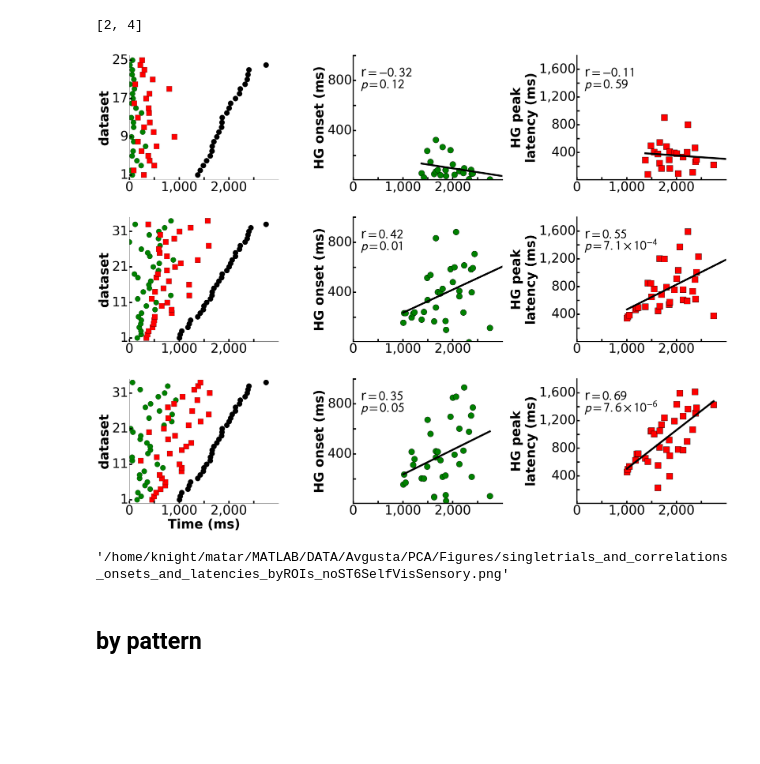
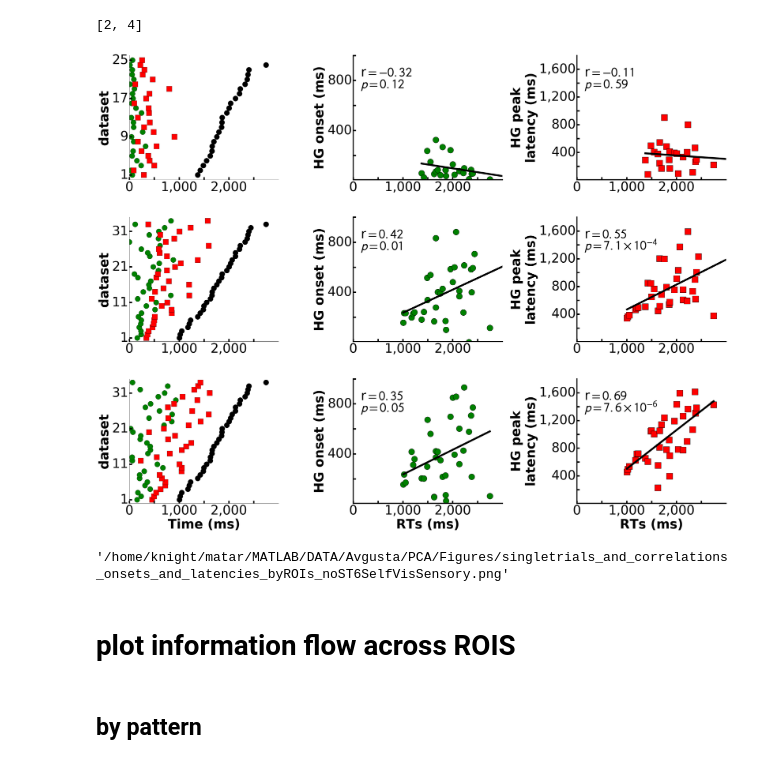
Before and after one commit to matarhaller/ECOGpy, a Jupyter notebook: notebooks/for_paper/singletrial_latency_onset_plots_ROI_and_patterns.ipynb, the cells around one changed output. Cells and saved outputs as stored; diff of their text form; code cells hidden in the pictures; blank space fills up the shorter version.

```diff
--- a/notebooks/for_paper/singletrial_latency_onset_plots_ROI_and_patterns.ipynb
+++ b/notebooks/for_paper/singletrial_latency_onset_plots_ROI_and_patterns.ipynb
@@ -31,3 +41,12 @@ df = pd.read_csv(filename)
 # %%
 #eidx = np.in1d(active_elecs, s_t[1].elec.values)
 #lats = dict(zip(s_t[1].elec.values, data_all[eidx, :, start_idx:end_idx].argmax(axis = -1)))
+# %%
+#calculate percentage in ROIs for all active elecs
+#assign region
+# assign regions
+df['region'] = np.nan
+regions = dict(zip(['PFC','motor','auditory','visual'], [PFC,motor,auditory, visual]))
+for r in regions.keys():
+    cond = df.ROI.isin(regions[r])
+    df.loc[cond, 'region'] = r
@@ -33,0 +72,6 @@ df = pd.read_csv(filename)
+# %%
+# sensory elecs in PFC
+for p in ['SR','S','D','R']:
+    print '{0} {1} elecs in PFC'.format(df[(df.pattern == p) & (df.region == 'PFC')].shape[0], p)
+    print 'is {0} of all {1} elecs'.format(df[(df.pattern == p) & (df.region == 'PFC')].shape[0] / df[df.pattern == p].shape[0], p)
+    print 'and {0} of all PFC elecs'.format(df[(df.pattern == p) & (df.region == 'PFC')].shape[0]/df[df.region == 'PFC'].shape[0])
@@ -259,35 +298,38 @@ for i, r in enumerate(['sensory', 'PFC', 'motor']):
 
     for a in range(1,3):
         ax[i,a].patch.set_facecolor('white')
         #ax[i,a].autoscale(tight=True)
         ax[i,a].spines['top'].set_visible(False)
         ax[i,a].spines['right'].set_visible(False)
         ax[i,a].spines['bottom'].set_linewidth(4)
         ax[i,a].spines['left'].set_linewidth(4)
         ax[i,a].get_xaxis().tick_bottom()
         ax[i,a].get_yaxis().tick_left()
         ax[i,a].xaxis.set_tick_params(labelsize = 48, length = 10, width = 5)
         ax[i,a].yaxis.set_tick_params(labelsize = 48, length = 10, width = 5)
         ax[i,a].set_xlim([0, 3000])
         ax[i,a].tick_params( axis='both', which = 'both', top = 'off', bottom = 'on', right = 'off', left = 'on')
         ax[i,a].spines['bottom'].set_bounds(0, 3000)
         ax[i,a].set_xticks(np.arange(0, 3000, 500))
         #ax[i,a].yaxis.set_major_locator(MaxNLocator(nbins=5)) # with 3 bins you will have 4 ticks
         #ax[-1,a].set_xlabel('RT (ms)',weight = 'bold', fontsize = 48)
         plt.setp(ax[i,a].get_xticklabels()[1::2], visible=False)
         plt.setp(ax[i,a].get_yticklabels()[1::2], visible=False)
         ax[i,a].set_ylim(bottom=5)
         ax[i,a].get_xaxis().set_major_formatter(matplotlib.ticker.FuncFormatter(lambda x, p: format(int(x), ',')))
         ax[i,a].get_yaxis().set_major_formatter(matplotlib.ticker.FuncFormatter(lambda x, p: format(int(x), ',')))
+        ax[-1,a].set_xlabel('RTs (ms)', weight = 'bold', fontsize = 48)
 
 f.subplots_adjust(wspace = 0.5)
 f.subplots_adjust(hspace = 0.3)
 
 filename = os.path.join(savedir, 'singletrials_and_correlations_onsets_and_latencies_byROIs_noST6SelfVisSensory.png')
 f.savefig(filename, bbox_inches='tight', dpi = 150)
 # %% [output]
-[figure, old version]
+[figure, new version]
 # %%
 filename
 # %% [output]
 '/home/knight/matar/MATLAB/DATA/Avgusta/PCA/Figures/singletrials_and_correlations_onsets_and_latencies_byROIs_noST6SelfVisSensory.png'
+# %% [markdown]
+# plot information flow across ROIS
```
Also changed, not shown: parts of 13 cells of this notebook.
